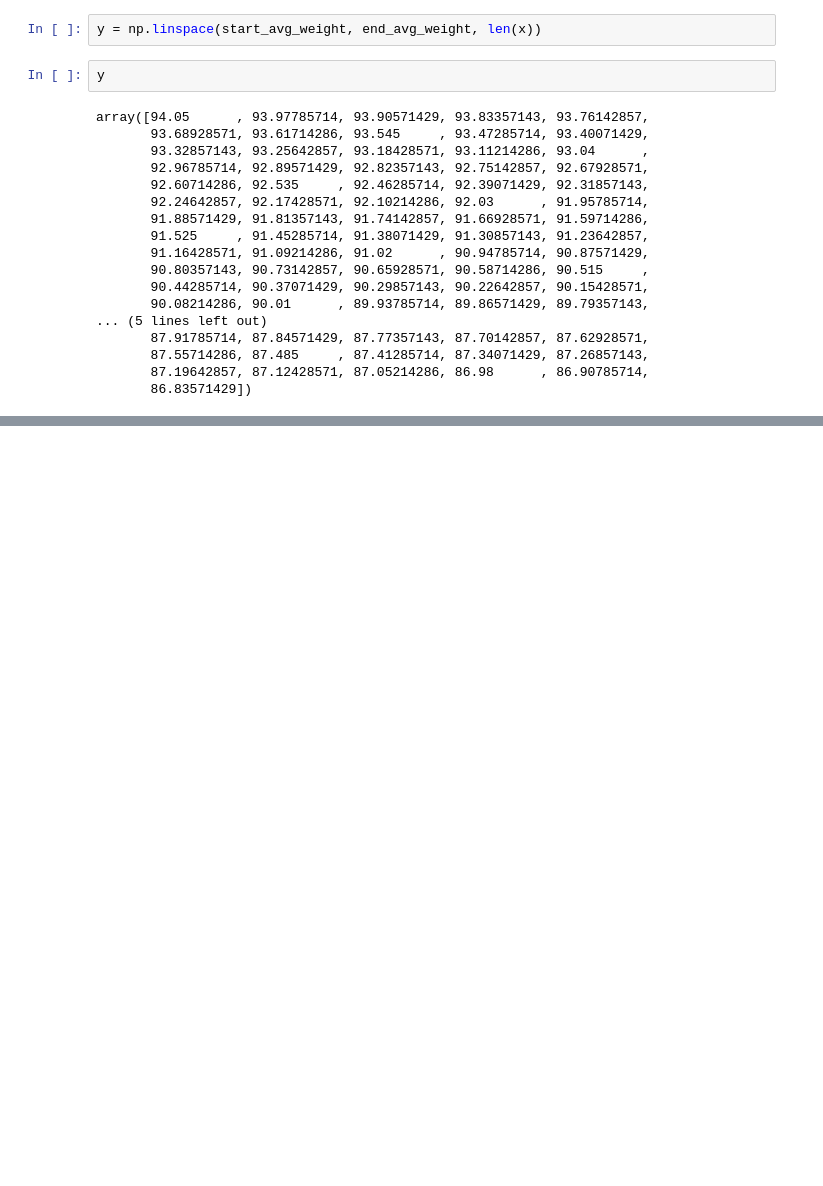
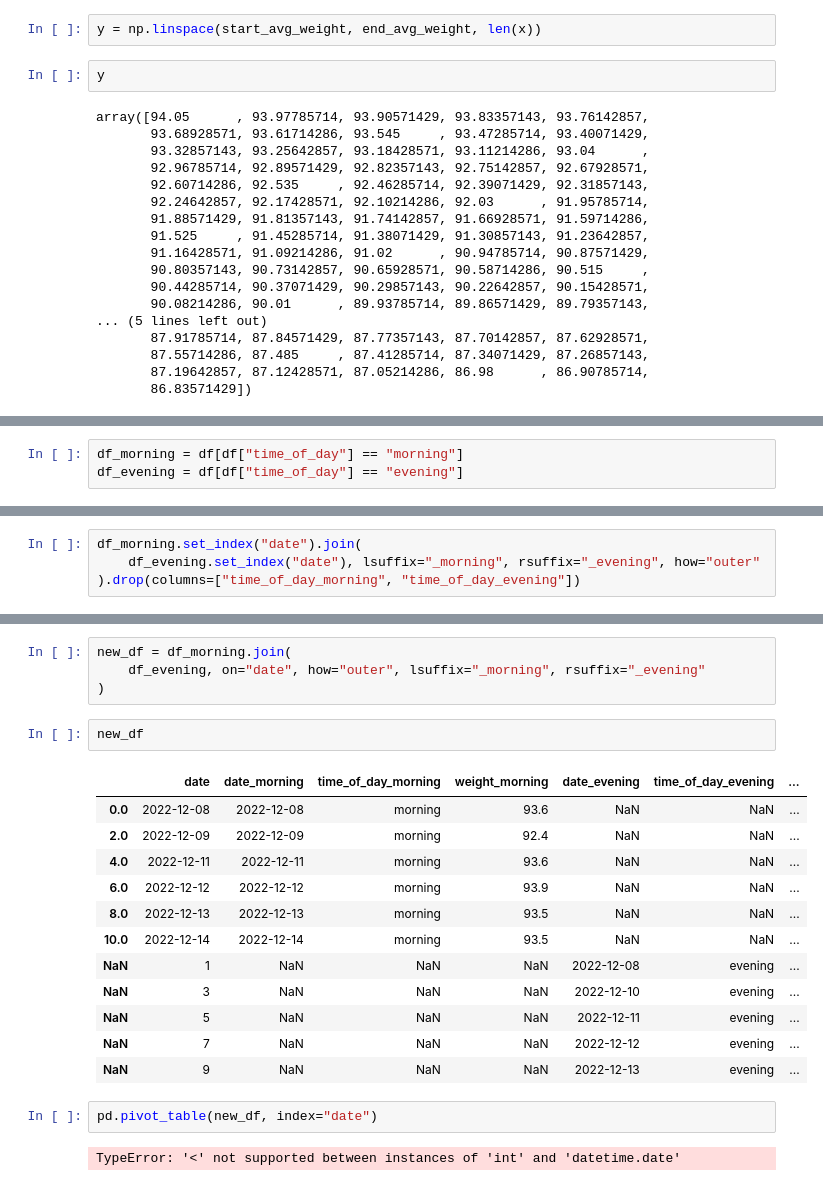
Before and after one commit to MichalG96/dash-test, a Jupyter notebook: notebooks/moving_average.ipynb, the cells around one changed output, grey strips where cells are left out. Drawn from its saved outputs; the diff is of its cells as text; blank space fills up the shorter version.

Commit message:
Add a lot of enhancments, restructure dataframe

```diff
--- a/notebooks/moving_average.ipynb
+++ b/notebooks/moving_average.ipynb
@@ -168,0 +163,3 @@ f.show()
+# %%
+df_morning = df[df["time_of_day"] == "morning"]
+df_evening = df[df["time_of_day"] == "evening"]
@@ -168,0 +172,4 @@ f.show()
+# %%
+df_morning.set_index("date").join(
+    df_evening.set_index("date"), lsuffix="_morning", rsuffix="_evening", how="outer"
+).drop(columns=["time_of_day_morning", "time_of_day_evening"])
@@ -168,0 +186,23 @@ f.show()
+# %%
+new_df = df_morning.join(
+    df_evening, on="date", how="outer", lsuffix="_morning", rsuffix="_evening"
+)
+# %%
+new_df
+# %% [output]
+|  | date | date_morning | time_of_day_morning | weight_morning | date_evening | time_of_day_evening | ... |
+| 0.0 | 2022-12-08 | 2022-12-08 | morning | 93.6 | NaN | NaN | ... |
+| 2.0 | 2022-12-09 | 2022-12-09 | morning | 92.4 | NaN | NaN | ... |
+| 4.0 | 2022-12-11 | 2022-12-11 | morning | 93.6 | NaN | NaN | ... |
+| 6.0 | 2022-12-12 | 2022-12-12 | morning | 93.9 | NaN | NaN | ... |
+| 8.0 | 2022-12-13 | 2022-12-13 | morning | 93.5 | NaN | NaN | ... |
+| 10.0 | 2022-12-14 | 2022-12-14 | morning | 93.5 | NaN | NaN | ... |
+| NaN | 1 | NaN | NaN | NaN | 2022-12-08 | evening | ... |
+| NaN | 3 | NaN | NaN | NaN | 2022-12-10 | evening | ... |
+| NaN | 5 | NaN | NaN | NaN | 2022-12-11 | evening | ... |
+| NaN | 7 | NaN | NaN | NaN | 2022-12-12 | evening | ... |
+| NaN | 9 | NaN | NaN | NaN | 2022-12-13 | evening | ... |
+# %%
+pd.pivot_table(new_df, index="date")
+# %% [output]
+TypeError: '<' not supported between instances of 'int' and 'datetime.date'
```
Also changed, not shown: parts of 19 cells of this notebook, 1 other file.
